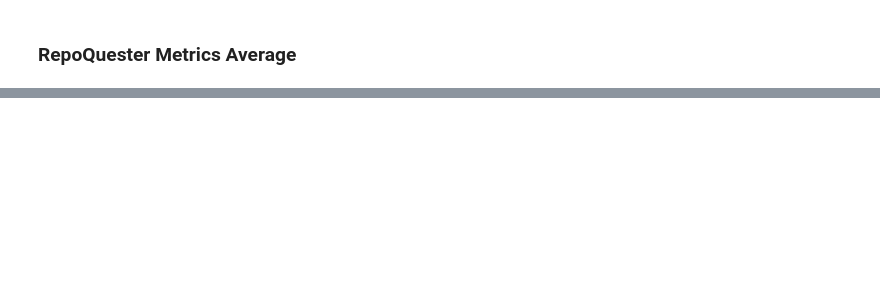
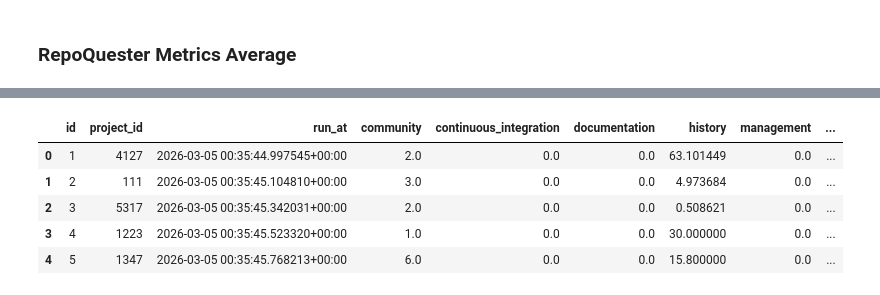
Before and after one commit to mbochicchio/Data-collection-pipeline, a Jupyter notebook: scripts/pipeline-database-navigator.ipynb, the cells around one changed output, grey strips where cells are left out. Saved outputs shown, nothing was run; the diff lists cells and outputs as text; code cells hidden in the pictures; blank space fills up the shorter version.

```diff
--- a/scripts/pipeline-database-navigator.ipynb
+++ b/scripts/pipeline-database-navigator.ipynb
@@ -241,0 +253,14 @@ else:
+# %%
+tmp = query("""
+    SELECT *
+    FROM quality_gates
+""")
+
+tmp
+# %% [output]
+|  | id | project_id | run_at | community | continuous_integration | documentation | history | management | ... |
+| 0 | 1 | 4127 | 2026-03-05 00:35:44.997545+00:00 | 2.0 | 0.0 | 0.0 | 63.101449 | 0.0 | ... |
+| 1 | 2 | 111 | 2026-03-05 00:35:45.104810+00:00 | 3.0 | 0.0 | 0.0 | 4.973684 | 0.0 | ... |
+| 2 | 3 | 5317 | 2026-03-05 00:35:45.342031+00:00 | 2.0 | 0.0 | 0.0 | 0.508621 | 0.0 | ... |
+| 3 | 4 | 1223 | 2026-03-05 00:35:45.523320+00:00 | 1.0 | 0.0 | 0.0 | 30.000000 | 0.0 | ... |
+| 4 | 5 | 1347 | 2026-03-05 00:35:45.768213+00:00 | 6.0 | 0.0 | 0.0 | 15.800000 | 0.0 | ... |
```
Also changed, not shown: parts of 7 cells of this notebook, 2 other files.
